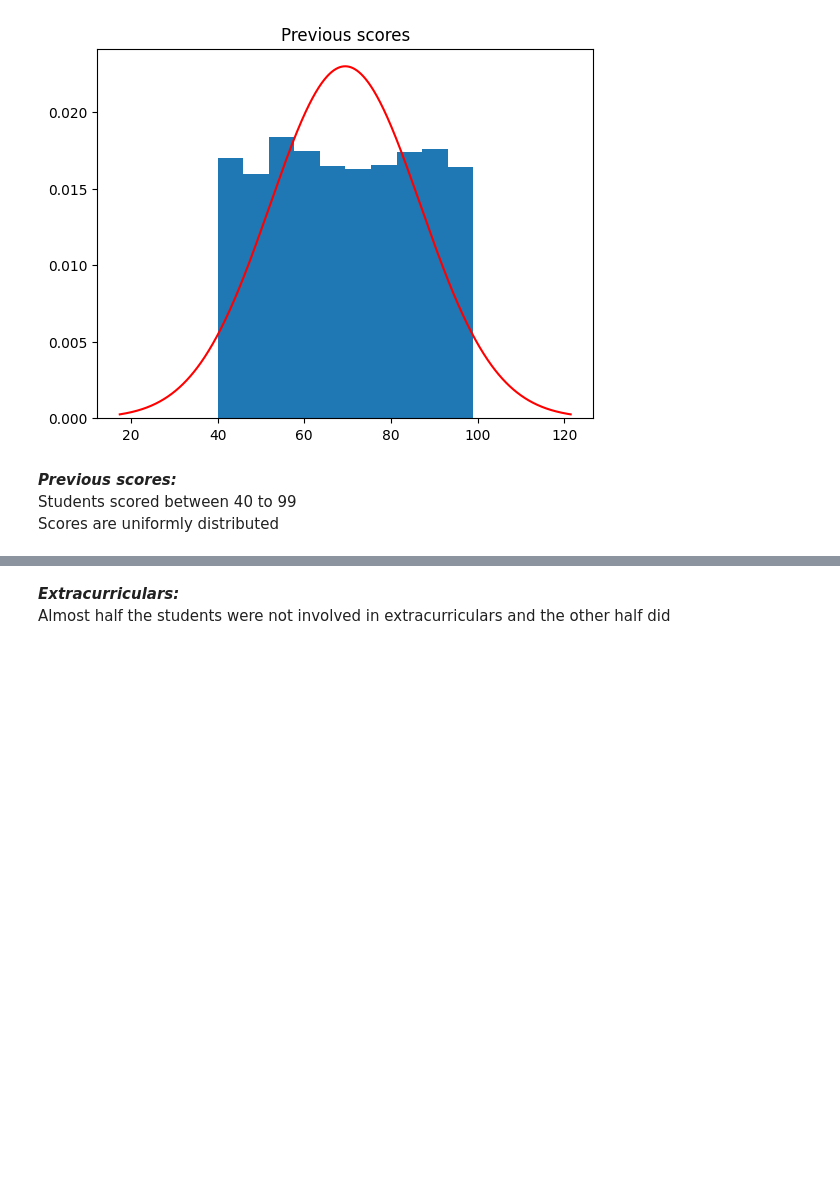
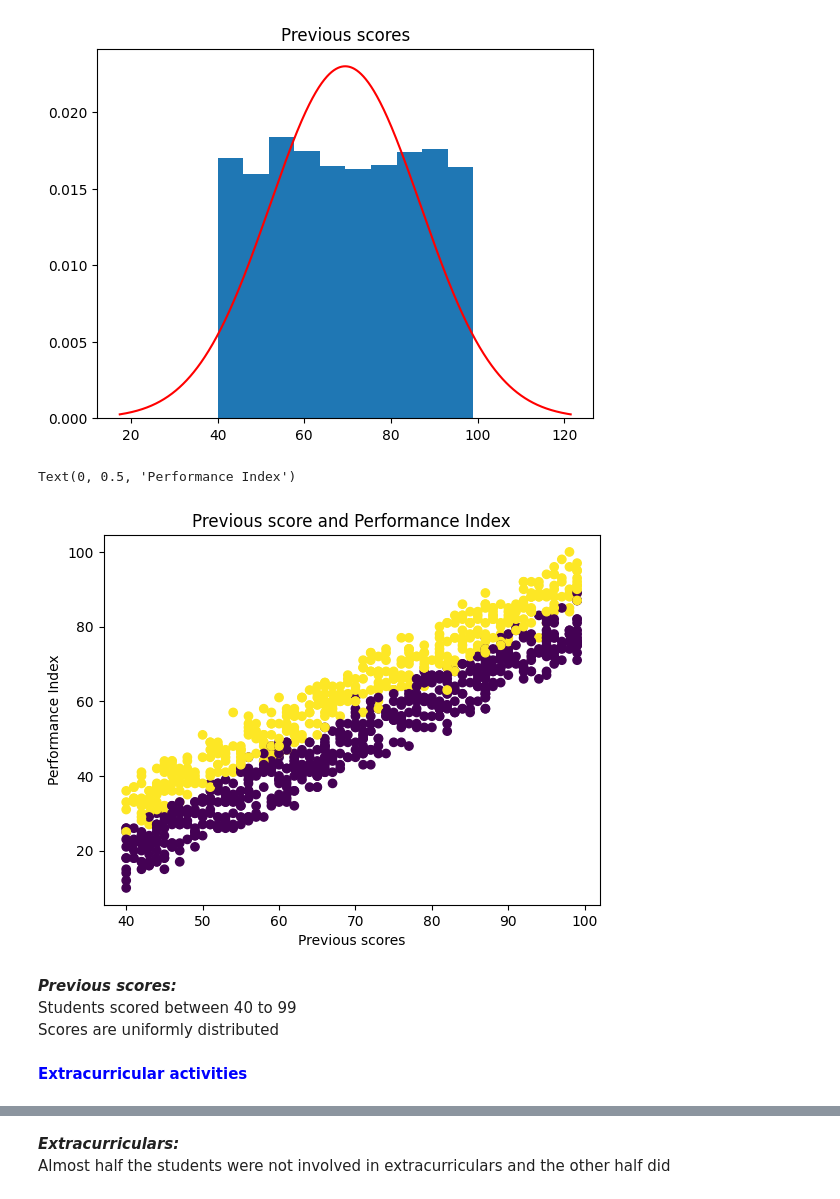
Before and after one commit to Deephika94/Linear-Regression, a Jupyter notebook: student-performance-linear-regression.ipynb, the cells around one changed output, grey strips where cells are left out. Cells and saved outputs as stored; diff of their text form; code cells hidden in the pictures; blank space fills up the shorter version.

```diff
--- a/student-performance-linear-regression.ipynb
+++ b/student-performance-linear-regression.ipynb
@@ -92,10 +128,22 @@ plt.title("Previous scores")
 # %% [output]
 Text(0.5, 1.0, 'Previous scores')
 [figure]
+# %%
+study_hrs = [1 if data[0:1000].Hours_Studied[i] >= 6 else 0 for i in range(1000)]
+
+plt.scatter(data[0:1000].Previous_Scores,data[0:1000].Performance_Index , c = study_hrs)
+plt.title("Previous score and Performance Index")
+plt.xlabel("Previous scores")
+plt.ylabel("Performance Index")
+# %% [output]
+Text(0, 0.5, 'Performance Index')
+[figure, added]
 # %% [markdown]
 ***Previous scores:***
 Students scored between 40 to 99
 Scores are uniformly distributed
+# %% [markdown]
+<span style="color: blue;">**Extracurricular activities**</span>
 # %%
 print("Count of students involved in ")
 print(data.iloc[:,2].groupby(by=data.iloc[:,2]).count())
```
Also changed, not shown: parts of 23 cells of this notebook.
